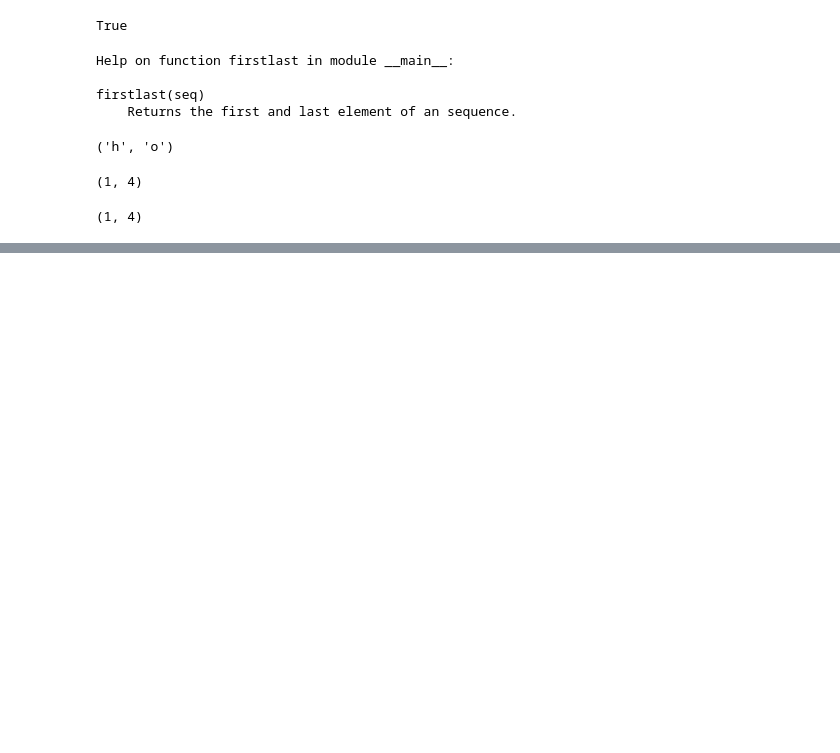
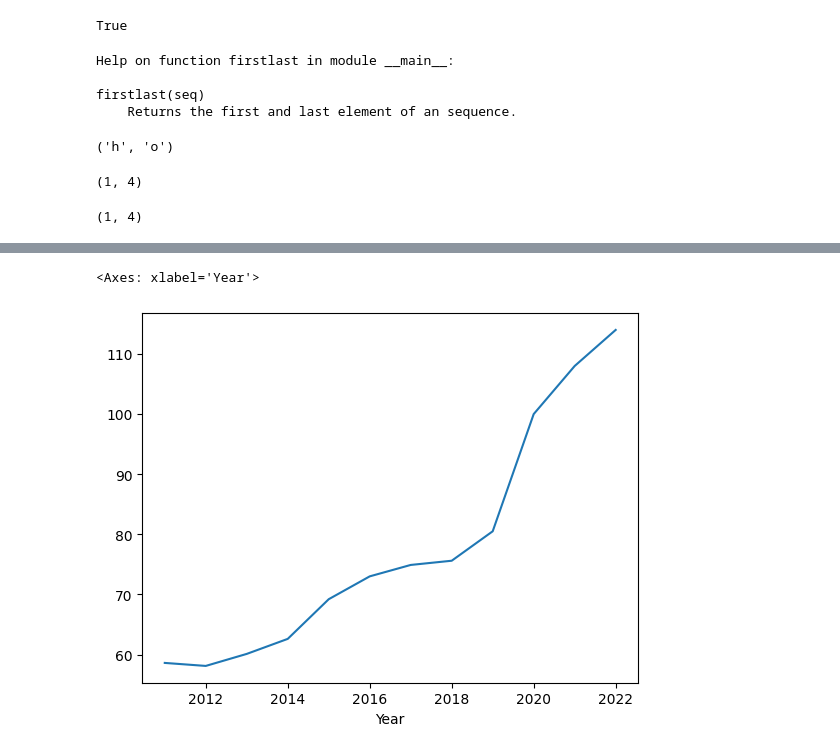
Before and after one commit to miku/pythonpath, a Jupyter notebook: Live/2024-12/sketch2.ipynb, the cells around one changed output, grey strips where cells are left out. Saved outputs shown, nothing was run; the diff lists cells and outputs as text; code cells hidden in the pictures; blank space fills up the shorter version.

```diff
--- a/Live/2024-12/sketch2.ipynb
+++ b/Live/2024-12/sketch2.ipynb
@@ -704,0 +1226,5 @@ firstlast((1, 2, 3, 4))
+# %%
+cleaned["Revenue (€ bn)"].plot()
+# %% [output]
+<Axes: xlabel='Year'>
+[figure, added]
```
Also changed, not shown: parts of 98 cells of this notebook, 7 other files.
